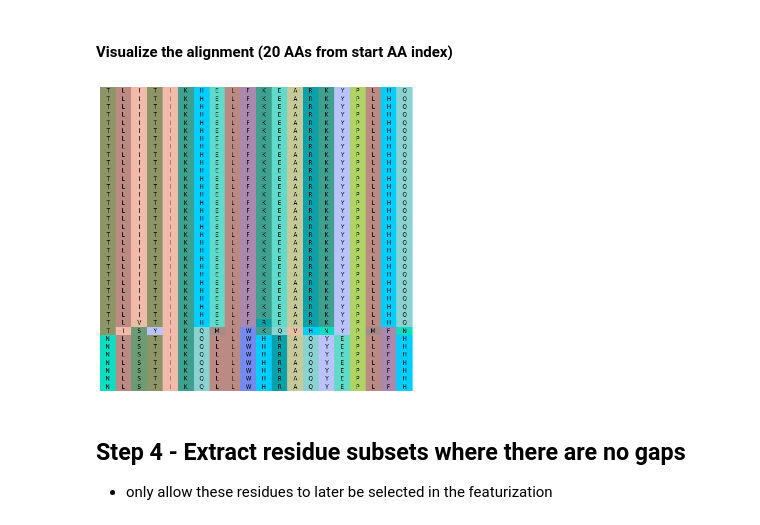
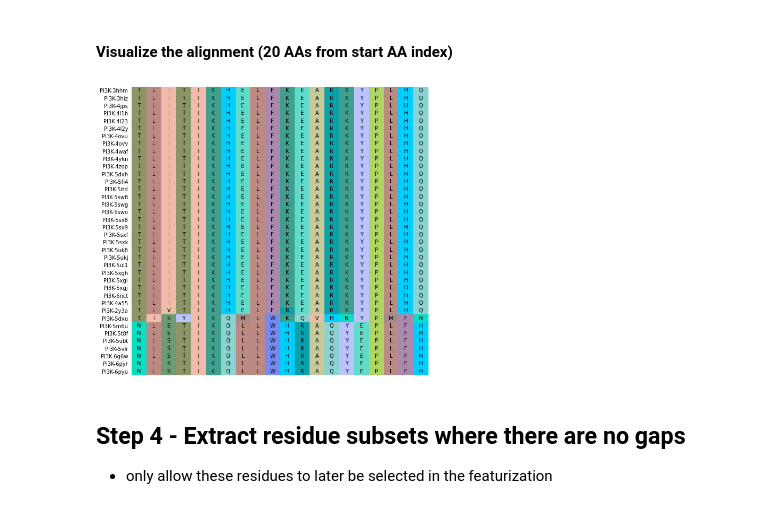
Before and after one commit to KavrakiLab/EnGens, a Jupyter notebook: notebooks/Workflow1-crystal_structures.ipynb, the cells around one changed output. Drawn from its saved outputs; the diff is of its cells as text; code cells hidden in the pictures.

```diff
--- a/notebooks/Workflow1-crystal_structures.ipynb
+++ b/notebooks/Workflow1-crystal_structures.ipynb
@@ -146,6 +147,7 @@ subprocess.run(str(clustalomega_cline).split())
 CompletedProcess(args=['/clustalo-1.2.4-Ubuntu-x86_64', '-i', 'PI3Ks.fasta', '-o', 'PI3Ks_aligned.fasta', '--auto', '-v'], returncode=0)
 # %%
 mulseq_algn = []
+pdb_selected_ids = []
 curr_line = None
 with open("./PI3Ks_aligned.fasta", "r") as file:
     for line in file.readlines():
@@ -153,6 +155,7 @@ with open("./PI3Ks_aligned.fasta", "r") as file:
             if not curr_line is None:
                 curr_line = curr_line.replace("\n", "")
                 mulseq_algn.append(curr_line)
+                pdb_selected_ids.append(line[1:-1])
             curr_line = ""
         else:
             curr_line+=line
@@ -185,12 +188,13 @@ plt.rcParams["figure.figsize"] = (20,10)
 # %%
 
 start_AA = 240
 
 graphics.plot_alignment_type_based(
     plt.gca(), biotite_al[start_AA:start_AA+20], symbols_per_line=40,
+    labels = pdb_selected_ids,
     color_scheme="ocean")
 # %% [output]
-[figure, old version]
+[figure, new version]
 # %% [markdown]
 ## Step 4 - Extract residue subsets where there are no gaps
 
```
Also changed, not shown: parts of 11 cells of this notebook.
